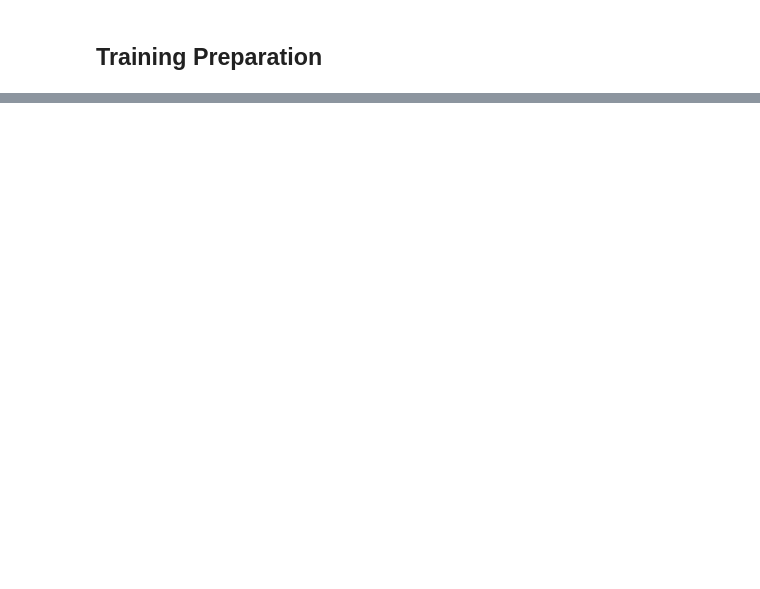
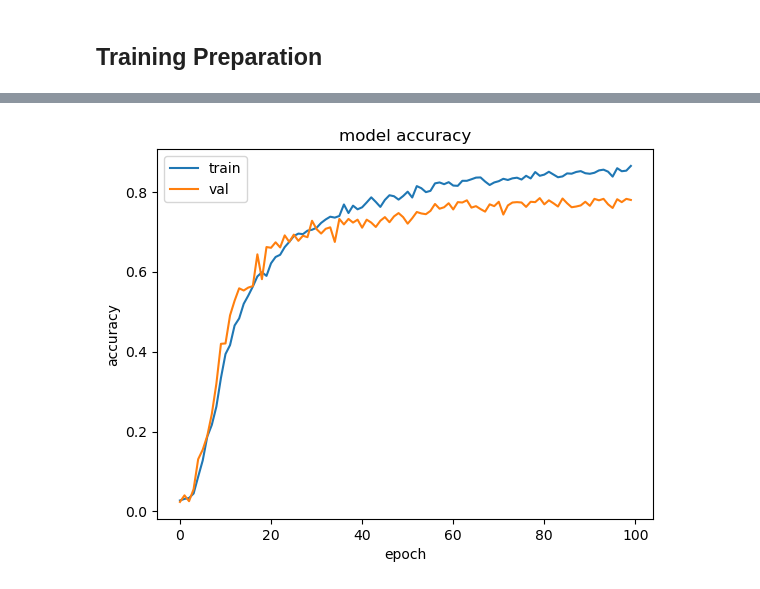
Before and after one commit to Pawcharz/face-recognition-fameous48, a Jupyter notebook: notebook_keras.ipynb, the cells around one changed output, grey strips where cells are left out. Cells and saved outputs as stored; diff of their text form; code cells hidden in the pictures; blank space fills up the shorter version.

Commit message:
Change architecture, add Accuracy Curves plot

```diff
--- a/notebook_keras.ipynb
+++ b/notebook_keras.ipynb
@@ -145,27 +145,27 @@ dense_regularizer = regularizers.l2(l=0.03)
 model = keras.Sequential(
   [
     Input(shape=(IMAGE_SIZE, IMAGE_SIZE, 1)),
-    layers.Conv2D(24, kernel_size=3, strides=1, padding='same', kernel_regularizer=conv_regularizer),
-    layers.LeakyReLU(),
-    layers.Conv2D(64, kernel_size=5, padding='same', kernel_regularizer=conv_regularizer),
+    layers.Conv2D(96, kernel_size=3, strides=1, padding='same', activation='relu', kernel_regularizer=conv_regularizer),
+    # layers.LeakyReLU(),
+    layers.Conv2D(192, kernel_size=4, strides=2, padding='same', activation='relu', kernel_regularizer=conv_regularizer),
 
-    layers.MaxPooling2D(pool_size=3, strides=2),
+    # layers.MaxPooling2D(pool_size=3, strides=2),
 
-    layers.LeakyReLU(),
-    layers.Conv2D(96, kernel_size=3, padding='same', kernel_regularizer=conv_regularizer),
-    layers.LeakyReLU(),
+    # layers.LeakyReLU(),
+    layers.Conv2D(256, kernel_size=3, padding='same', activation='relu', kernel_regularizer=conv_regularizer),
+    # layers.LeakyReLU(),
     layers.Dropout(0.3),
-    layers.Conv2D(96, kernel_size=3, strides=2, padding='same', kernel_regularizer=conv_regularizer),
+    layers.Conv2D(256, kernel_size=3, strides=2, padding='same', activation='relu', kernel_regularizer=conv_regularizer),
     layers.Dropout(0.4),
-    layers.LeakyReLU(),
-    layers.Conv2D(64, kernel_size=3, padding='same', kernel_regularizer=conv_regularizer),
+    # layers.LeakyReLU(),
+    layers.Conv2D(192, kernel_size=3, strides=1, padding='same', activation='relu', kernel_regularizer=conv_regularizer),
 
-    layers.MaxPooling2D(pool_size=3, strides=2),
+    layers.MaxPooling2D(pool_size=2, strides=2),
 
     layers.Flatten(),
     layers.Dropout(0.5),
-    layers.LeakyReLU(),
-    layers.Dense(256, kernel_regularizer=dense_regularizer),
+    # layers.LeakyReLU(),
+    layers.Dense(512, activation='relu', kernel_regularizer=dense_regularizer),
     layers.Dense(CLASSES, activation='softmax'),
   ]
 )
@@ -247,0 +248,12 @@ model.evaluate(X_test, y_test_fixed)
+# %%
+from matplotlib import pyplot as plt
+
+plt.plot(history.history['accuracy'])
+plt.plot(history.history['val_accuracy'])
+plt.title('model accuracy')
+plt.ylabel('accuracy')
+plt.xlabel('epoch')
+plt.legend(['train', 'val'], loc='upper left')
+plt.show()
+# %% [output]
+[figure, added]
```
Also changed, not shown: parts of 3 cells of this notebook, 1 other file.
